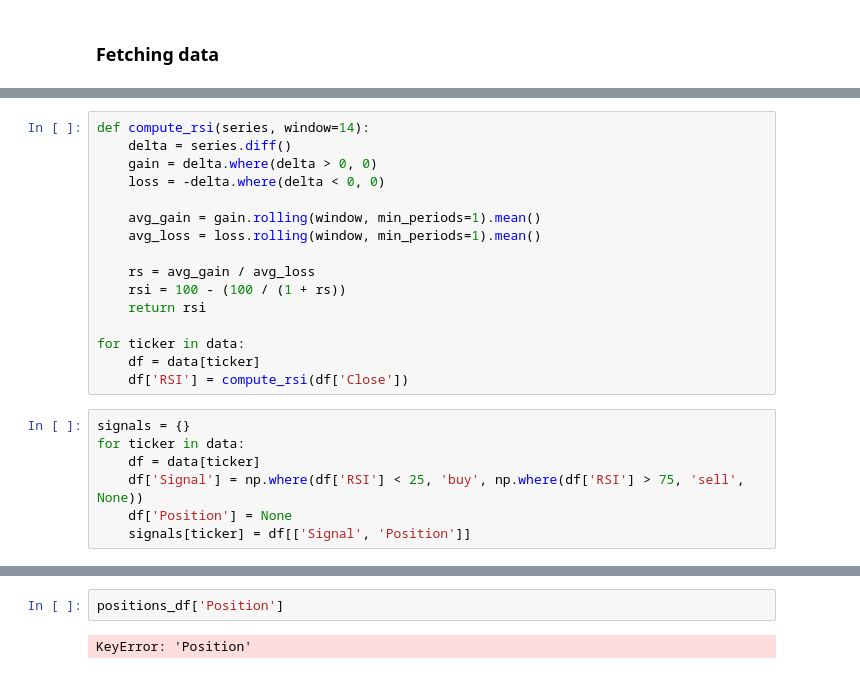
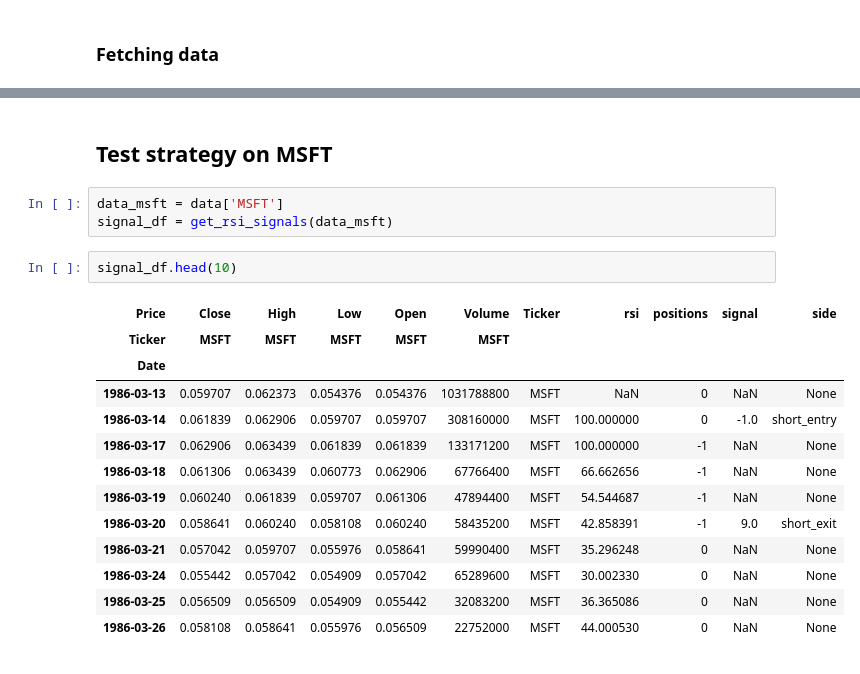
Before and after one commit to yuanxing-z/rsi_strategy, a Jupyter notebook: rsi_strategy.ipynb, the cells around one changed output, grey strips where cells are left out. Cells and saved outputs as stored; diff of their text form.

```diff
--- a/rsi_strategy.ipynb
+++ b/rsi_strategy.ipynb
@@ -67,23 +82,0 @@ Fetching data for TSLA (IPO: 2010-06-29)...
-# %%
-def compute_rsi(series, window=14):
-    delta = series.diff()
-    gain = delta.where(delta > 0, 0)
-    loss = -delta.where(delta < 0, 0)
-
-    avg_gain = gain.rolling(window, min_periods=1).mean()
-    avg_loss = loss.rolling(window, min_periods=1).mean()
-
-    rs = avg_gain / avg_loss
-    rsi = 100 - (100 / (1 + rs))
-    return rsi
-
-for ticker in data:
-    df = data[ticker]
-    df['RSI'] = compute_rsi(df['Close'])
-# %%
-signals = {}
-for ticker in data:
-    df = data[ticker]
-    df['Signal'] = np.where(df['RSI'] < 25, 'buy', np.where(df['RSI'] > 75, 'sell', None))
-    df['Position'] = None
-    signals[ticker] = df[['Signal', 'Position']]
@@ -135,4 +150,21 @@ signals
-# %%
-positions_df['Position']
-# %% [output]
-KeyError: 'Position'
+# %% [markdown]
+## Test strategy on MSFT
+# %%
+data_msft = data['MSFT']
+signal_df = get_rsi_signals(data_msft)
+# %%
+signal_df.head(10)
+# %% [output]
+| Price | Close | High | Low | Open | Volume | Ticker | rsi | positions | signal | side |
+| Ticker | MSFT | MSFT | MSFT | MSFT | MSFT |  |  |  |  |  |
+| Date |  |  |  |  |  |  |  |  |  |  |
+| 1986-03-13 | 0.059707 | 0.062373 | 0.054376 | 0.054376 | 1031788800 | MSFT | NaN | 0 | NaN | None |
+| 1986-03-14 | 0.061839 | 0.062906 | 0.059707 | 0.059707 | 308160000 | MSFT | 100.000000 | 0 | -1.0 | short_entry |
+| 1986-03-17 | 0.062906 | 0.063439 | 0.061839 | 0.061839 | 133171200 | MSFT | 100.000000 | -1 | NaN | None |
+| 1986-03-18 | 0.061306 | 0.063439 | 0.060773 | 0.062906 | 67766400 | MSFT | 66.662656 | -1 | NaN | None |
+| 1986-03-19 | 0.060240 | 0.061839 | 0.059707 | 0.061306 | 47894400 | MSFT | 54.544687 | -1 | NaN | None |
+| 1986-03-20 | 0.058641 | 0.060240 | 0.058108 | 0.060240 | 58435200 | MSFT | 42.858391 | -1 | 9.0 | short_exit |
+| 1986-03-21 | 0.057042 | 0.059707 | 0.055976 | 0.058641 | 59990400 | MSFT | 35.296248 | 0 | NaN | None |
+| 1986-03-24 | 0.055442 | 0.057042 | 0.054909 | 0.057042 | 65289600 | MSFT | 30.002330 | 0 | NaN | None |
+| 1986-03-25 | 0.056509 | 0.056509 | 0.054909 | 0.055442 | 32083200 | MSFT | 36.365086 | 0 | NaN | None |
+| 1986-03-26 | 0.058108 | 0.058641 | 0.055976 | 0.056509 | 22752000 | MSFT | 44.000530 | 0 | NaN | None |
```
Also changed, not shown: parts of 10 cells of this notebook.
